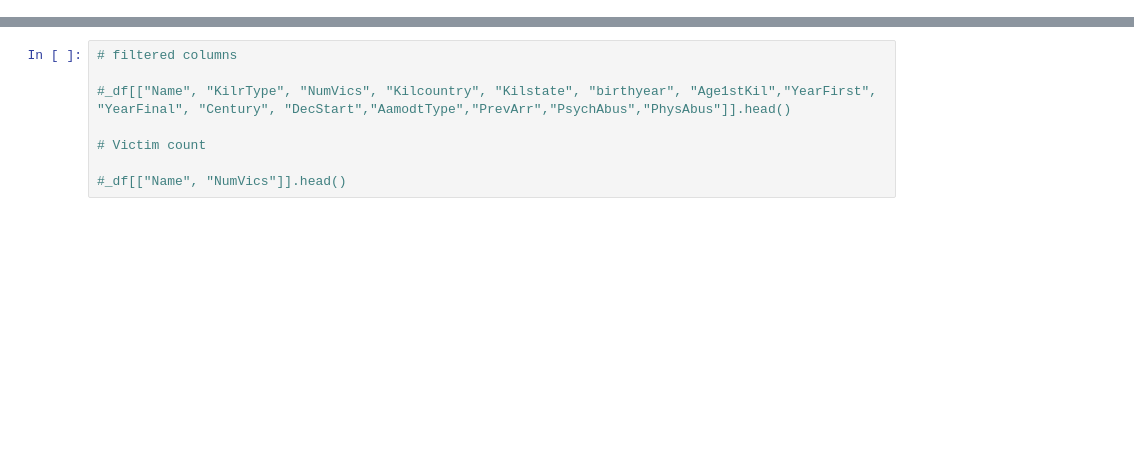
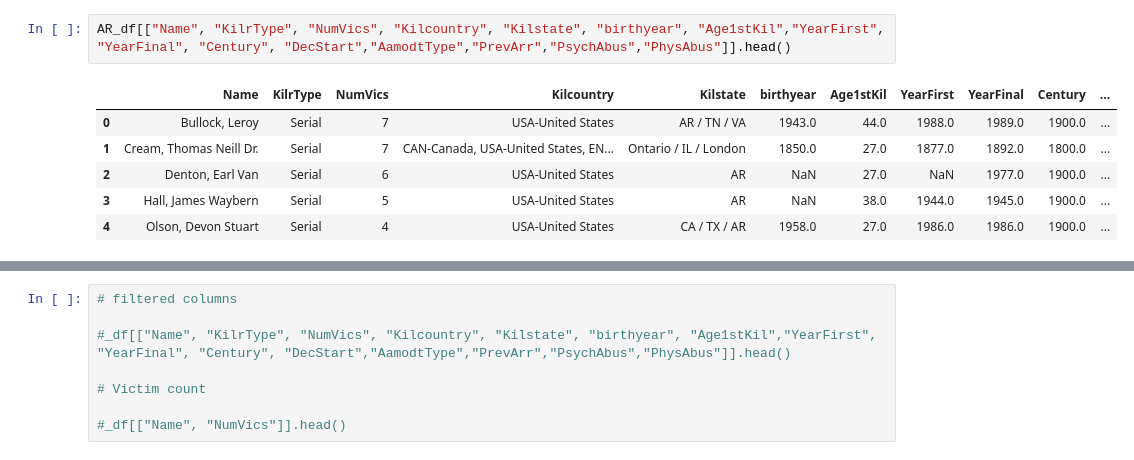
Before and after one commit to jjustin25/Crime-Project-1, a Jupyter notebook: SK_df.ipynb, the cells around one changed output, grey strips where cells are left out. Cells and saved outputs as stored; diff of their text form; blank space fills up the shorter version.

```diff
--- a/SK_df.ipynb
+++ b/SK_df.ipynb
@@ -106,0 +124,9 @@ AR_df.head()
+# %%
+AR_df[["Name", "KilrType", "NumVics", "Kilcountry", "Kilstate", "birthyear", "Age1stKil","YearFirst", "YearFinal", "Century", "DecStart","AamodtType","PrevArr","PsychAbus","PhysAbus"]].head()
+# %% [output]
+|  | Name | KilrType | NumVics | Kilcountry | Kilstate | birthyear | Age1stKil | YearFirst | YearFinal | Century | ... |
+| 0 | Bullock, Leroy | Serial | 7 | USA-United States | AR / TN / VA | 1943.0 | 44.0 | 1988.0 | 1989.0 | 1900.0 | ... |
+| 1 | Cream, Thomas Neill Dr. | Serial | 7 | CAN-Canada, USA-United States, EN... | Ontario / IL / London | 1850.0 | 27.0 | 1877.0 | 1892.0 | 1800.0 | ... |
+| 2 | Denton, Earl Van | Serial | 6 | USA-United States | AR | NaN | 27.0 | NaN | 1977.0 | 1900.0 | ... |
+| 3 | Hall, James Waybern | Serial | 5 | USA-United States | AR | NaN | 38.0 | 1944.0 | 1945.0 | 1900.0 | ... |
+| 4 | Olson, Devon Stuart | Serial | 4 | USA-United States | CA / TX / AR | 1958.0 | 27.0 | 1986.0 | 1986.0 | 1900.0 | ... |
```
Also changed, not shown: parts of 163 cells of this notebook.
